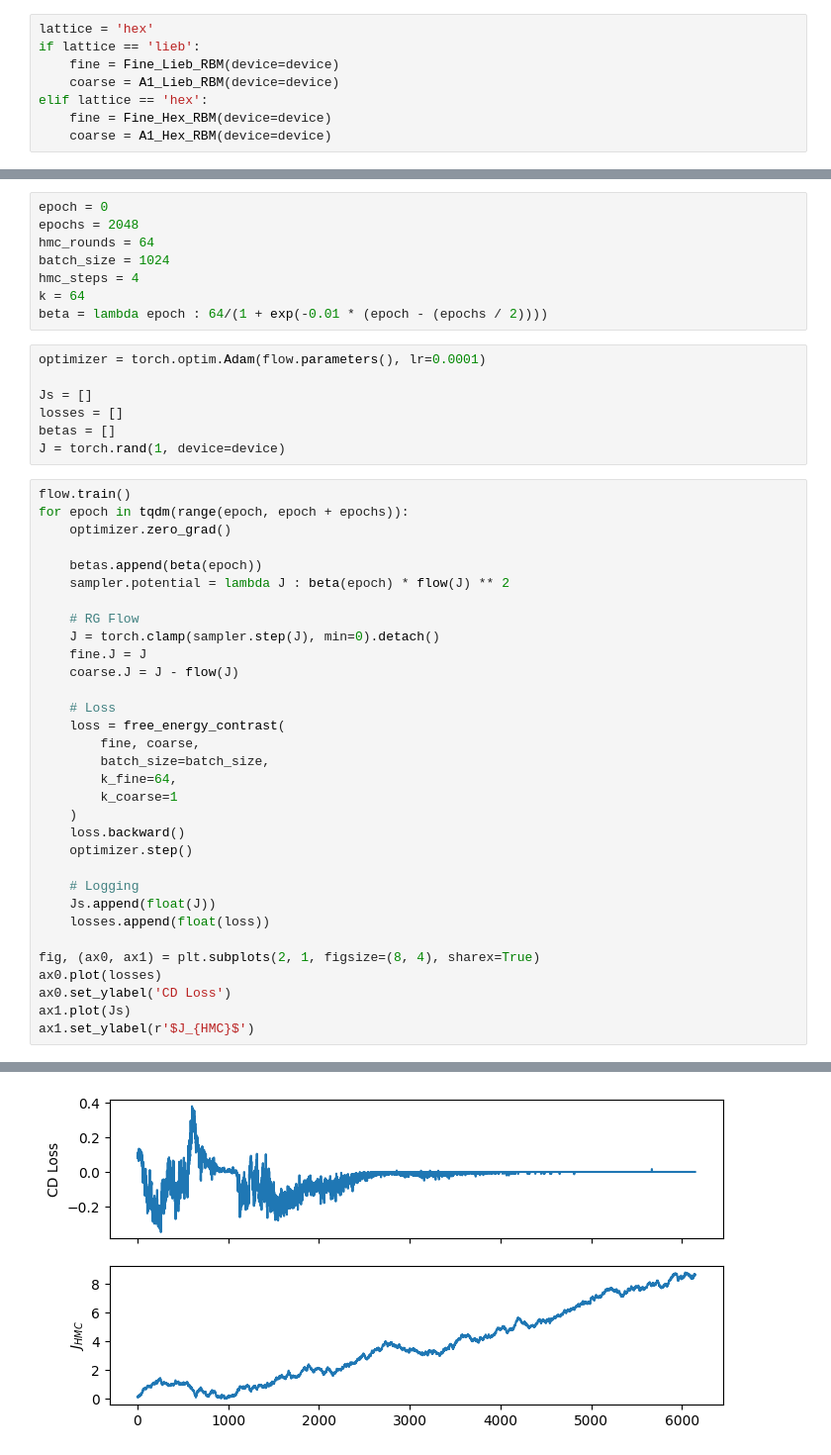
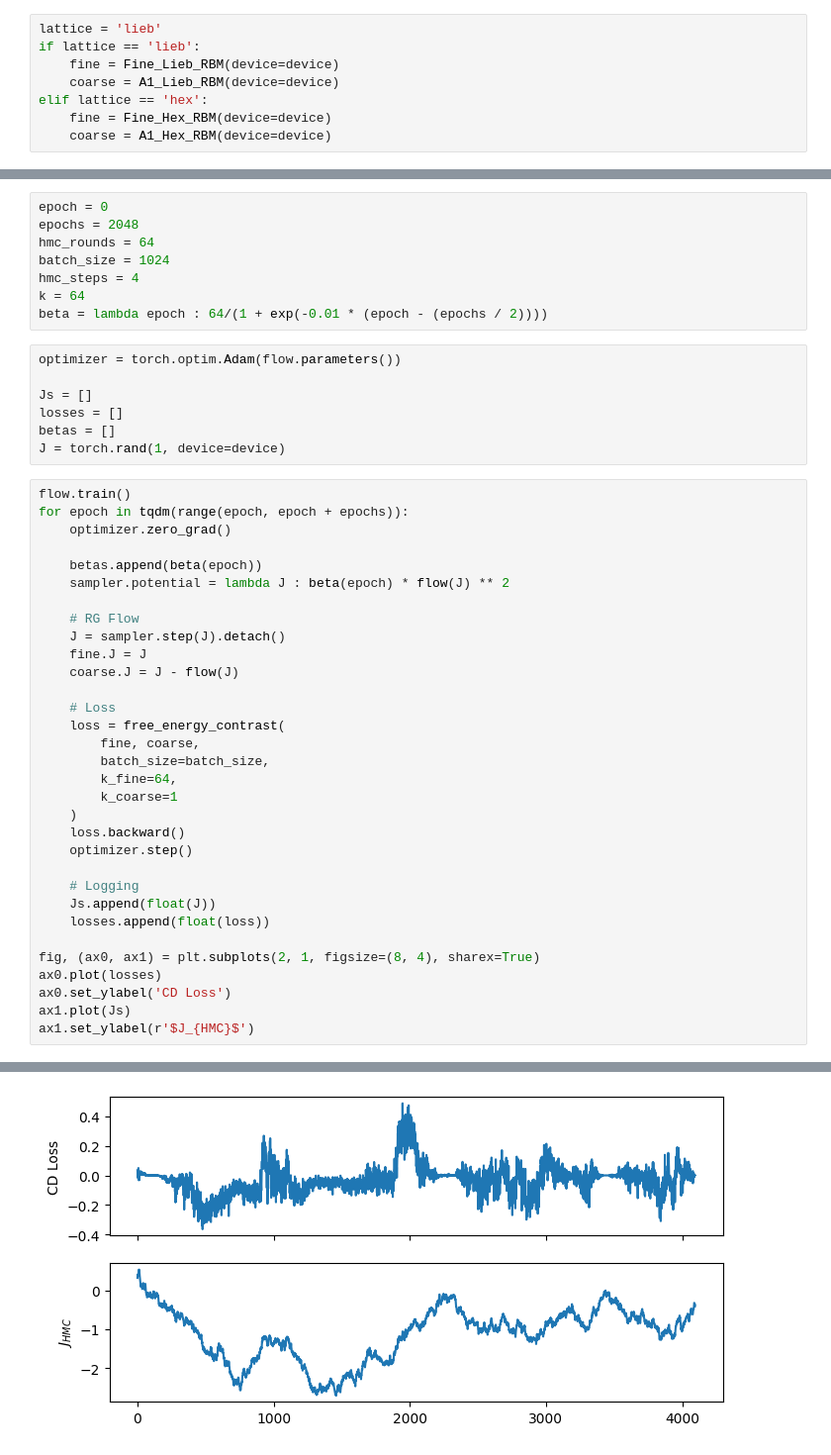
Before and after one commit to jshe2304/dlrg, a Jupyter notebook: train.ipynb, the cells around one changed output, grey strips where cells are left out. Shown at 99% size. Saved outputs shown, nothing was run; the diff lists cells and outputs as text.

```diff
--- a/train.ipynb
+++ b/train.ipynb
@@ -48,7 +48,7 @@ flow = MLP(
 )
 flow.eval();
 # %%
-lattice = 'hex'
+lattice = 'lieb'
 if lattice == 'lieb':
     fine = Fine_Lieb_RBM(device=device)
     coarse = A1_Lieb_RBM(device=device)
@@ -79,7 +72,7 @@ hmc_steps = 4
 k = 64
 beta = lambda epoch : 64/(1 + exp(-0.01 * (epoch - (epochs / 2))))
 # %%
-optimizer = torch.optim.Adam(flow.parameters(), lr=0.0001)
+optimizer = torch.optim.Adam(flow.parameters())
 
 Js = []
 losses = []
@@ -91,35 +84,35 @@ for epoch in tqdm(range(epoch, epoch + epochs)):
     optimizer.zero_grad()
 
     betas.append(beta(epoch))
     sampler.potential = lambda J : beta(epoch) * flow(J) ** 2
 
     # RG Flow
-    J = torch.clamp(sampler.step(J), min=0).detach()
+    J = sampler.step(J).detach()
     fine.J = J
     coarse.J = J - flow(J)
 
     # Loss
     loss = free_energy_contrast(
         fine, coarse,
         batch_size=batch_size,
         k_fine=64,
         k_coarse=1
     )
     loss.backward()
     optimizer.step()
 
     # Logging
     Js.append(float(J))
     losses.append(float(loss))
 
 fig, (ax0, ax1) = plt.subplots(2, 1, figsize=(8, 4), sharex=True)
 ax0.plot(losses)
 ax0.set_ylabel('CD Loss')
 ax1.plot(Js)
 ax1.set_ylabel(r'$J_{HMC}$')
 # %% [output]
 Text(0, 0.5, '$J_{HMC}$')
-[figure, old version]
+[figure, new version]
 # %%
 flow.eval()
 plot(flow, xlim=(-1, 2))
```
Also changed, not shown: parts of 3 cells of this notebook, 3 other files.
